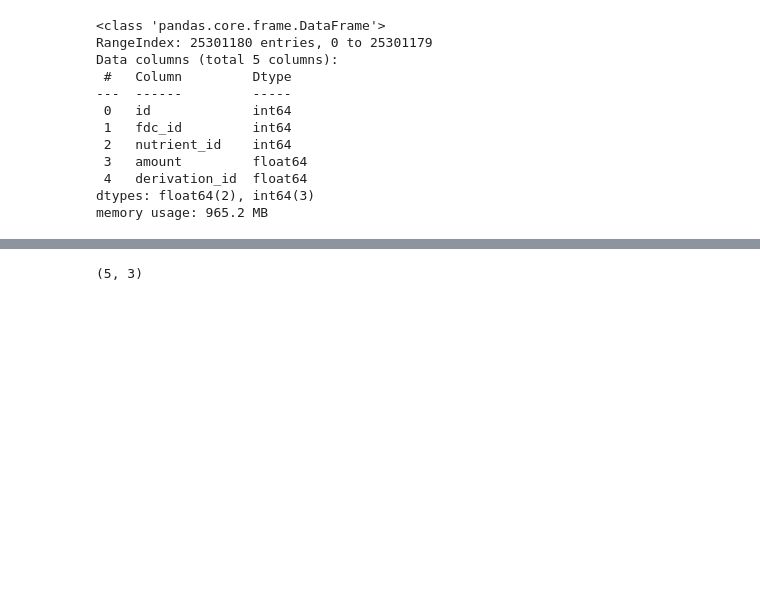
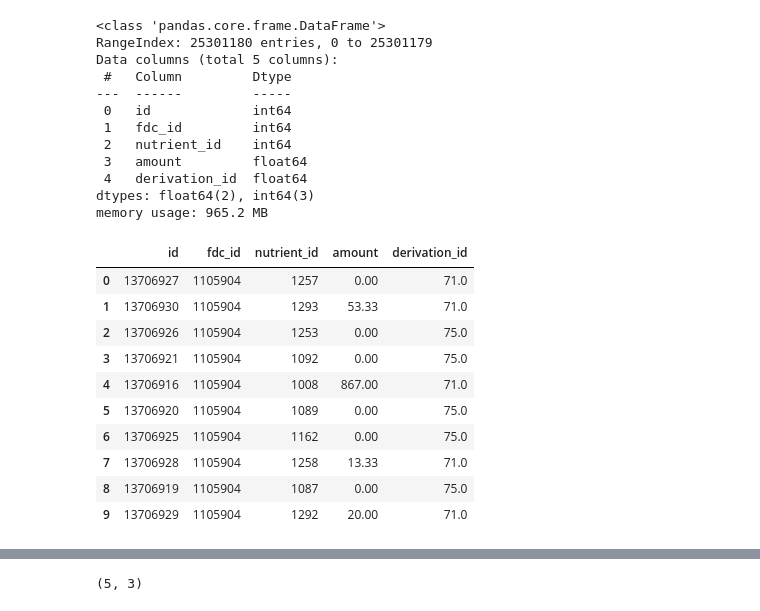
Before and after one commit to yashichawla/USDA-Branded-Foods, a Jupyter notebook: EDA/Data_Analysis(2).ipynb, the cells around one changed output, grey strips where cells are left out. Cells and saved outputs as stored; diff of their text form; code cells hidden in the pictures; blank space fills up the shorter version.

```diff
--- a/EDA/Data_Analysis(2).ipynb
+++ b/EDA/Data_Analysis(2).ipynb
@@ -269,6 +334,20 @@ Data columns (total 5 columns):
  4   derivation_id  float64
 dtypes: float64(2), int64(3)
 memory usage: 965.2 MB
+# %%
+food_nutrient.head(10)
+# %% [output]
+|  | id | fdc_id | nutrient_id | amount | derivation_id |
+| 0 | 13706927 | 1105904 | 1257 | 0.00 | 71.0 |
+| 1 | 13706930 | 1105904 | 1293 | 53.33 | 71.0 |
+| 2 | 13706926 | 1105904 | 1253 | 0.00 | 75.0 |
+| 3 | 13706921 | 1105904 | 1092 | 0.00 | 75.0 |
+| 4 | 13706916 | 1105904 | 1008 | 867.00 | 71.0 |
+| 5 | 13706920 | 1105904 | 1089 | 0.00 | 75.0 |
+| 6 | 13706925 | 1105904 | 1162 | 0.00 | 75.0 |
+| 7 | 13706928 | 1105904 | 1258 | 13.33 | 71.0 |
+| 8 | 13706919 | 1105904 | 1087 | 0.00 | 75.0 |
+| 9 | 13706929 | 1105904 | 1292 | 20.00 | 71.0 |
 # %%
 food_nutrient.describe()
 # %% [output]
```
Also changed, not shown: parts of 13 cells of this notebook, 2 other files.
